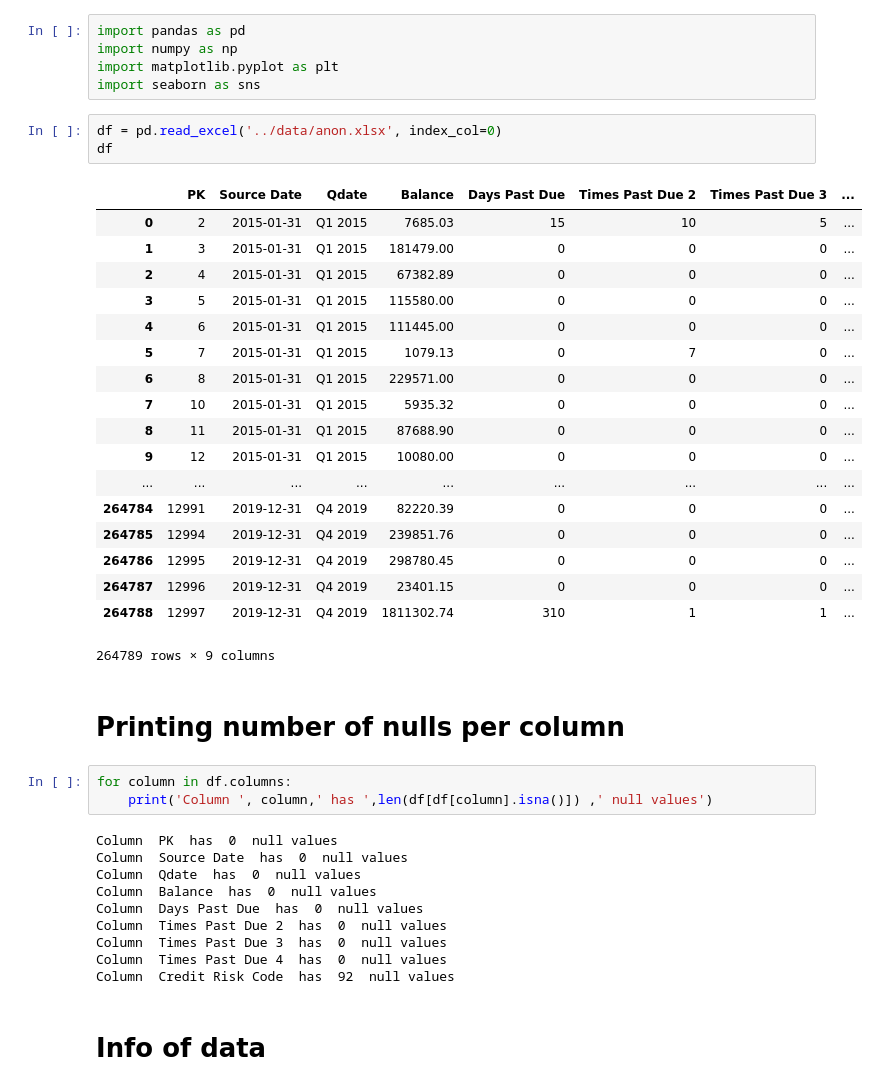
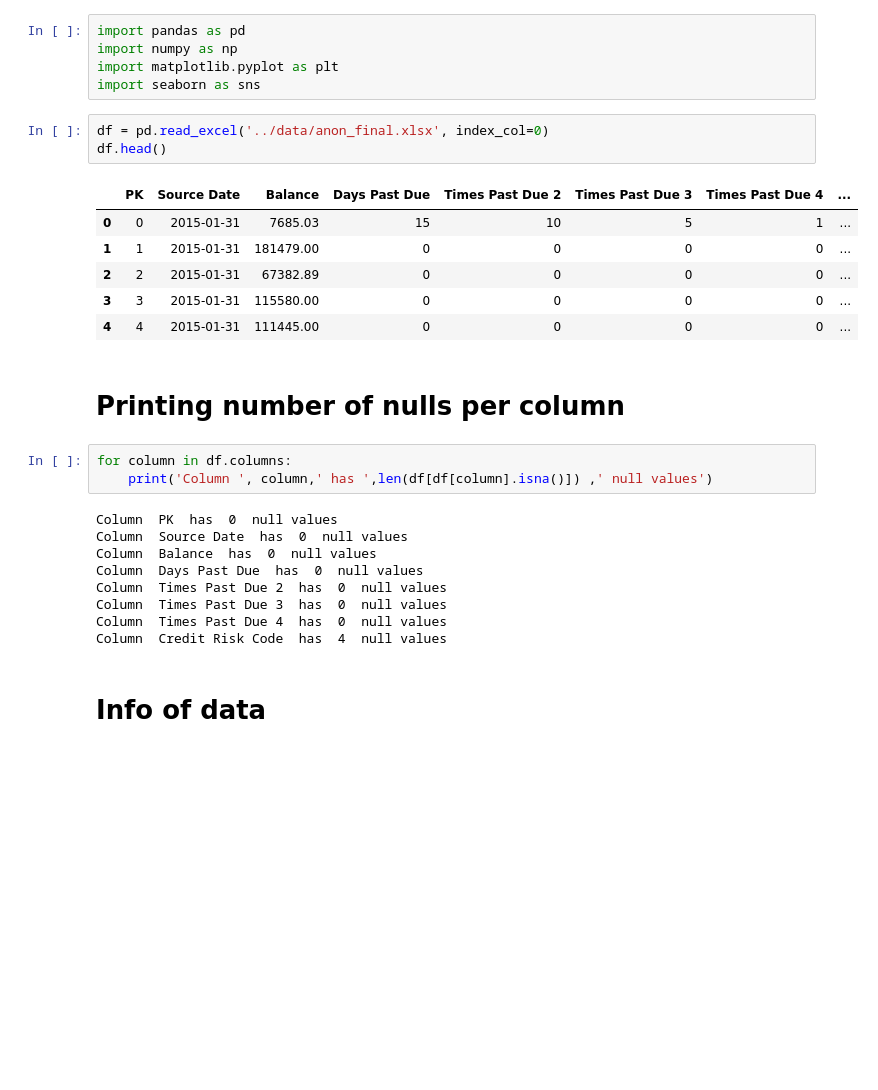
Before and after one commit to rogo10/Loan-Project, a Jupyter notebook: EDA of anon.ipynb, the cells around one changed output. Saved outputs shown, nothing was run; the diff lists cells and outputs as text; blank space fills up the shorter version.

```diff
--- a/EDA of anon.ipynb
+++ b/EDA of anon.ipynb
@@ -4,27 +4,15 @@ import numpy as np
 import matplotlib.pyplot as plt
 import seaborn as sns
 # %%
-df = pd.read_excel('../data/anon.xlsx', index_col=0)
-df
+df = pd.read_excel('../data/anon_final.xlsx', index_col=0)
+df.head()
 # %% [output]
-|  | PK | Source Date | Qdate | Balance | Days Past Due | Times Past Due 2 | Times Past Due 3 | ... |
-| 0 | 2 | 2015-01-31 | Q1 2015 | 7685.03 | 15 | 10 | 5 | ... |
-| 1 | 3 | 2015-01-31 | Q1 2015 | 181479.00 | 0 | 0 | 0 | ... |
-| 2 | 4 | 2015-01-31 | Q1 2015 | 67382.89 | 0 | 0 | 0 | ... |
-| 3 | 5 | 2015-01-31 | Q1 2015 | 115580.00 | 0 | 0 | 0 | ... |
-| 4 | 6 | 2015-01-31 | Q1 2015 | 111445.00 | 0 | 0 | 0 | ... |
-| 5 | 7 | 2015-01-31 | Q1 2015 | 1079.13 | 0 | 7 | 0 | ... |
-| 6 | 8 | 2015-01-31 | Q1 2015 | 229571.00 | 0 | 0 | 0 | ... |
-| 7 | 10 | 2015-01-31 | Q1 2015 | 5935.32 | 0 | 0 | 0 | ... |
-| 8 | 11 | 2015-01-31 | Q1 2015 | 87688.90 | 0 | 0 | 0 | ... |
-| 9 | 12 | 2015-01-31 | Q1 2015 | 10080.00 | 0 | 0 | 0 | ... |
-| ... | ... | ... | ... | ... | ... | ... | ... | ... |
-| 264784 | 12991 | 2019-12-31 | Q4 2019 | 82220.39 | 0 | 0 | 0 | ... |
-| 264785 | 12994 | 2019-12-31 | Q4 2019 | 239851.76 | 0 | 0 | 0 | ... |
-| 264786 | 12995 | 2019-12-31 | Q4 2019 | 298780.45 | 0 | 0 | 0 | ... |
-| 264787 | 12996 | 2019-12-31 | Q4 2019 | 23401.15 | 0 | 0 | 0 | ... |
-| 264788 | 12997 | 2019-12-31 | Q4 2019 | 1811302.74 | 310 | 1 | 1 | ... |
+|  | PK | Source Date | Balance | Days Past Due | Times Past Due 2 | Times Past Due 3 | Times Past Due 4 | ... |
+| 0 | 0 | 2015-01-31 | 7685.03 | 15 | 10 | 5 | 1 | ... |
+| 1 | 1 | 2015-01-31 | 181479.00 | 0 | 0 | 0 | 0 | ... |
+| 2 | 2 | 2015-01-31 | 67382.89 | 0 | 0 | 0 | 0 | ... |
+| 3 | 3 | 2015-01-31 | 115580.00 | 0 | 0 | 0 | 0 | ... |
+| 4 | 4 | 2015-01-31 | 111445.00 | 0 | 0 | 0 | 0 | ... |
-264789 rows × 9 columns
 # %% [markdown]
 # Printing number of nulls per column
 # %%
@@ -33,13 +21,12 @@ for column in df.columns:
 # %% [output]
 Column  PK  has  0  null values
 Column  Source Date  has  0  null values
-Column  Qdate  has  0  null values
 Column  Balance  has  0  null values
 Column  Days Past Due  has  0  null values
 Column  Times Past Due 2  has  0  null values
 Column  Times Past Due 3  has  0  null values
 Column  Times Past Due 4  has  0  null values
-Column  Credit Risk Code  has  92  null values
+Column  Credit Risk Code  has  4  null values
 # %% [markdown]
 # Info of data
 # %%
```
Also changed, not shown: parts of 11 cells of this notebook.
